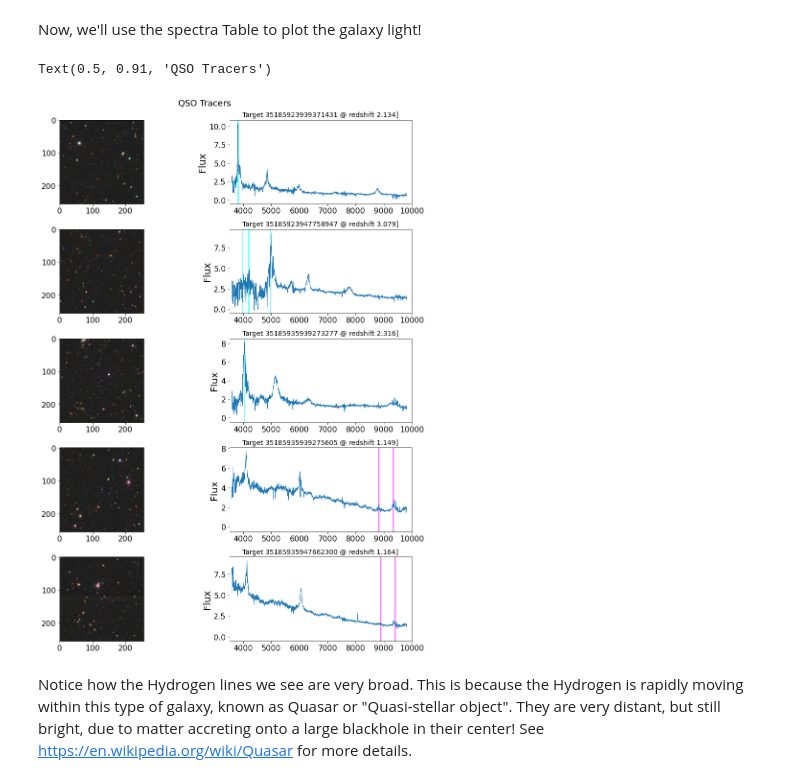
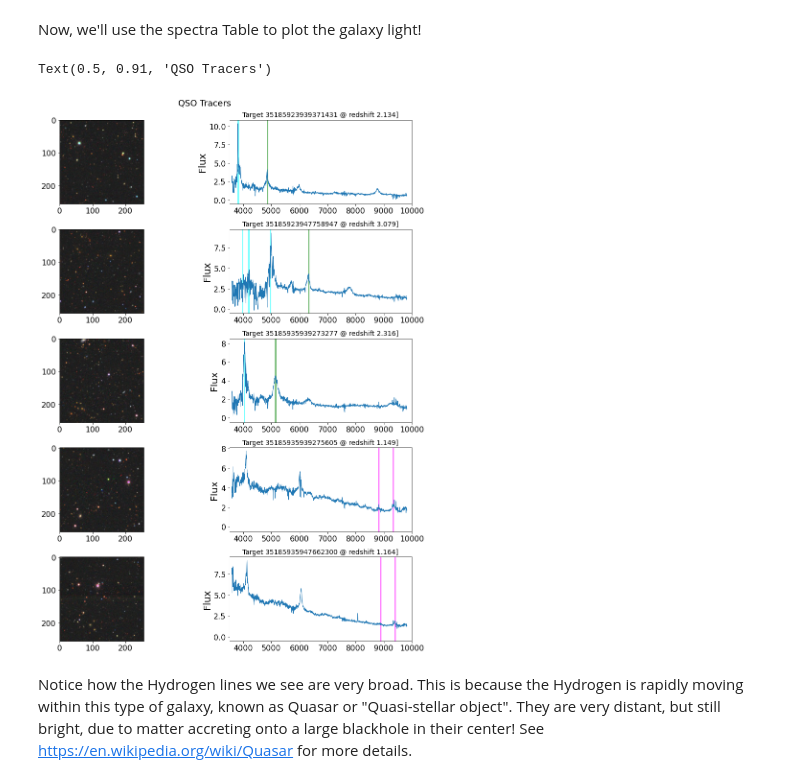
Before and after one commit to Nathanc7525/desihigh, a Jupyter notebook: DESI.ipynb, the cells around one changed output. Saved outputs shown, nothing was run; the diff lists cells and outputs as text; code cells hidden in the pictures.

```diff
--- a/DESI.ipynb
+++ b/DESI.ipynb
@@ -168,34 +170,36 @@ for i, tid in enumerate(redshifts['TARGETID'][:ngal]):
   redshift = redshifts['Z'][i]
 
   # This plots a vertical line.  Here, to show lyman-alpha.
   # axes[i,1].axvline((1. + redshift) * Lya, c='cyan', alpha=0.5)
   for lyman in Lymans:
     axes[i,1].axvline((1. + redshift) * lyman, c='cyan', alpha=0.5)
+  # CIV
+  axes[i,1].axvline((1. + redshift) * 1549.48, c='green', alpha=0.5)
   # Plot the Balmer lines.
   for balmer in Balmers:
     axes[i,1].axvline((1. + redshift) * balmer, c='magenta', alpha=0.5)
 
   # Finally, plot the galaxy spectra!
   axes[i,1].plot(spectra['WAVELENGTH'], spectra['TARGET{:d}'.format(tid)], lw=1)
 
   # Add a tile.
   axes[i,1].set_title('Target {} @ redshift {:.3f}]'.format(tid, redshift), fontsize=14)
 
   # Set the axis limits.
   axes[i,1].set_xlim(3.5e3, 1.e4)
   axes[i,1].set_ylim(bottom=-0.5)
 
   axes[i,1].set_ylabel('Flux')
 
   # Add a photo of each galaxy.
   url = cutout(axes[i,0], redshifts['TARGET_RA'][i], redshifts['TARGET_DEC'][i])
 
 fig.subplots_adjust(hspace=0.3)
 
 fig.suptitle('{} Tracers'.format(tracers[0].upper()), fontsize=18, y=0.91)
 # %% [output]
 Text(0.5, 0.91, 'QSO Tracers')
-[figure, old version]
+[figure, new version]
 # %% [markdown]
 Notice how the Hydrogen lines we see are very broad.  This is because the Hydrogen is rapidly moving within this type of galaxy, known as Quasar or "Quasi-stellar object".  They are very distant, but still bright, due to matter accreting onto a large blackhole in their center!  See https://en.wikipedia.org/wiki/Quasar for more details.
 # %% [markdown]
```
Also changed, not shown: parts of 1 cell of this notebook.
